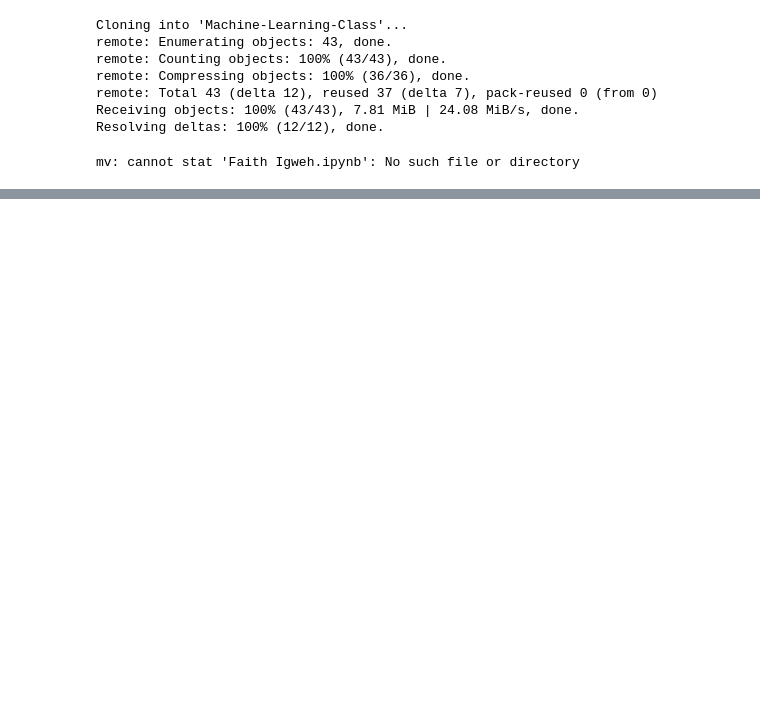
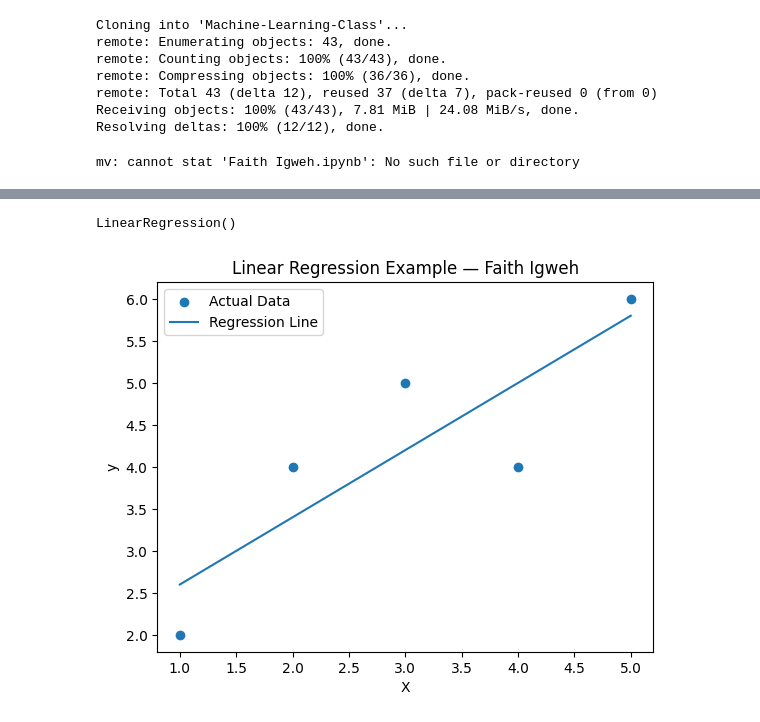
Before and after one commit to faithigweh/Machine-Learning-Class, a Jupyter notebook: Faith Igweh.ipynb, the cells around one changed output, grey strips where cells are left out. Cells and saved outputs as stored; diff of their text form; code cells hidden in the pictures; blank space fills up the shorter version.

```diff
--- a/Faith Igweh.ipynb
+++ b/Faith Igweh.ipynb
@@ -21,0 +46,25 @@ SyntaxError: invalid syntax (ipython-input-2863183095.py, line 1)
+# %%
+# Create sample data
+X = np.array([1, 2, 3, 4, 5]).reshape(-1, 1)
+y = np.array([2, 4, 5, 4, 6])
+# %%
+# Train model
+model = LinearRegression()
+model.fit(X, y)
+# %% [output]
+LinearRegression()
+# %%
+# Predictions
+X_line = np.linspace(1, 5, 100).reshape(-1, 1)
+y_pred = model.predict(X_line)
+# %%
+# Plot
+plt.scatter(X, y, label="Actual Data")
+plt.plot(X_line, y_pred, label="Regression Line")
+plt.title("Linear Regression Example — Faith Igweh")
+plt.xlabel("X")
+plt.ylabel("y")
+plt.legend()
+plt.show()
+# %% [output]
+[figure, added]
```
Also changed, not shown: parts of 8 cells of this notebook.
